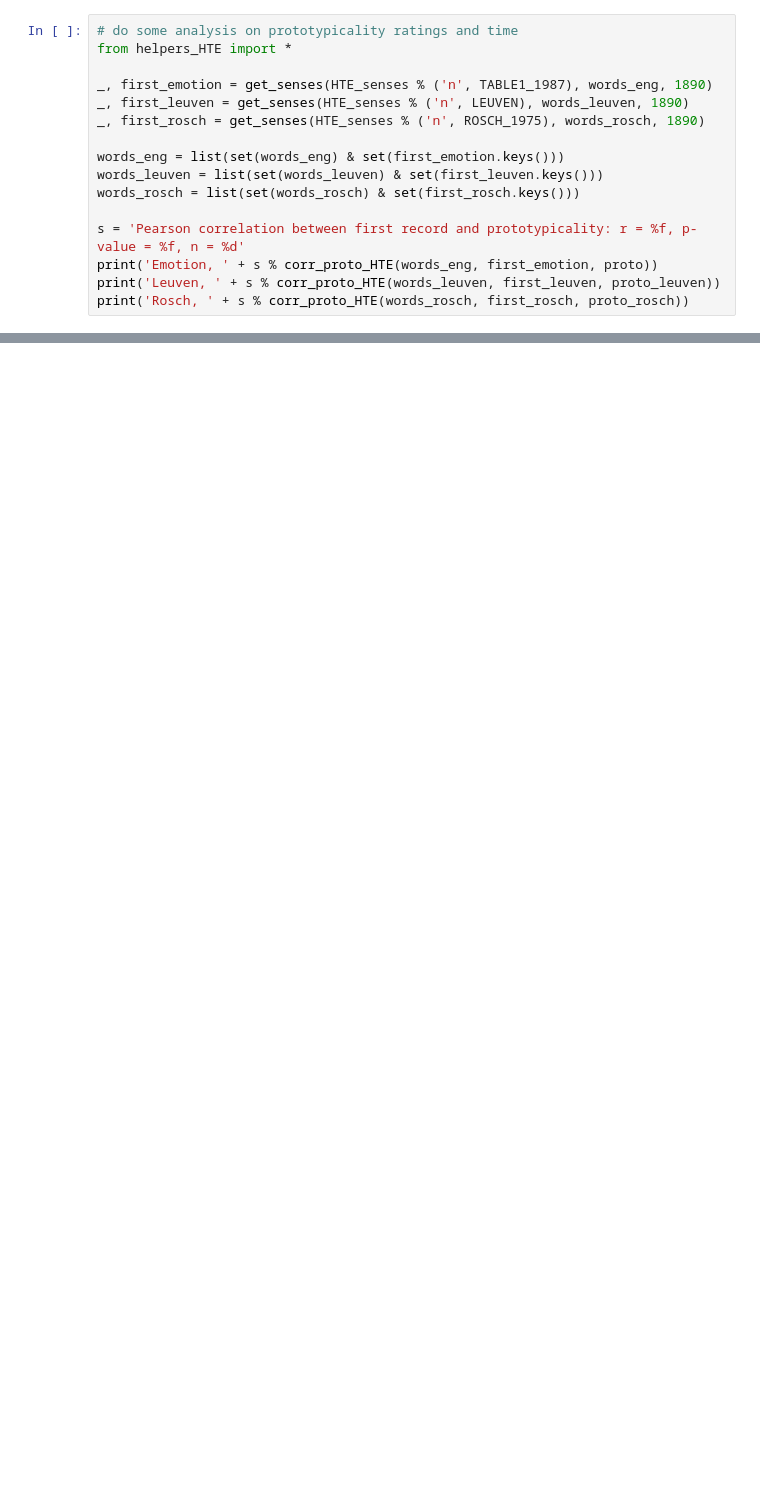
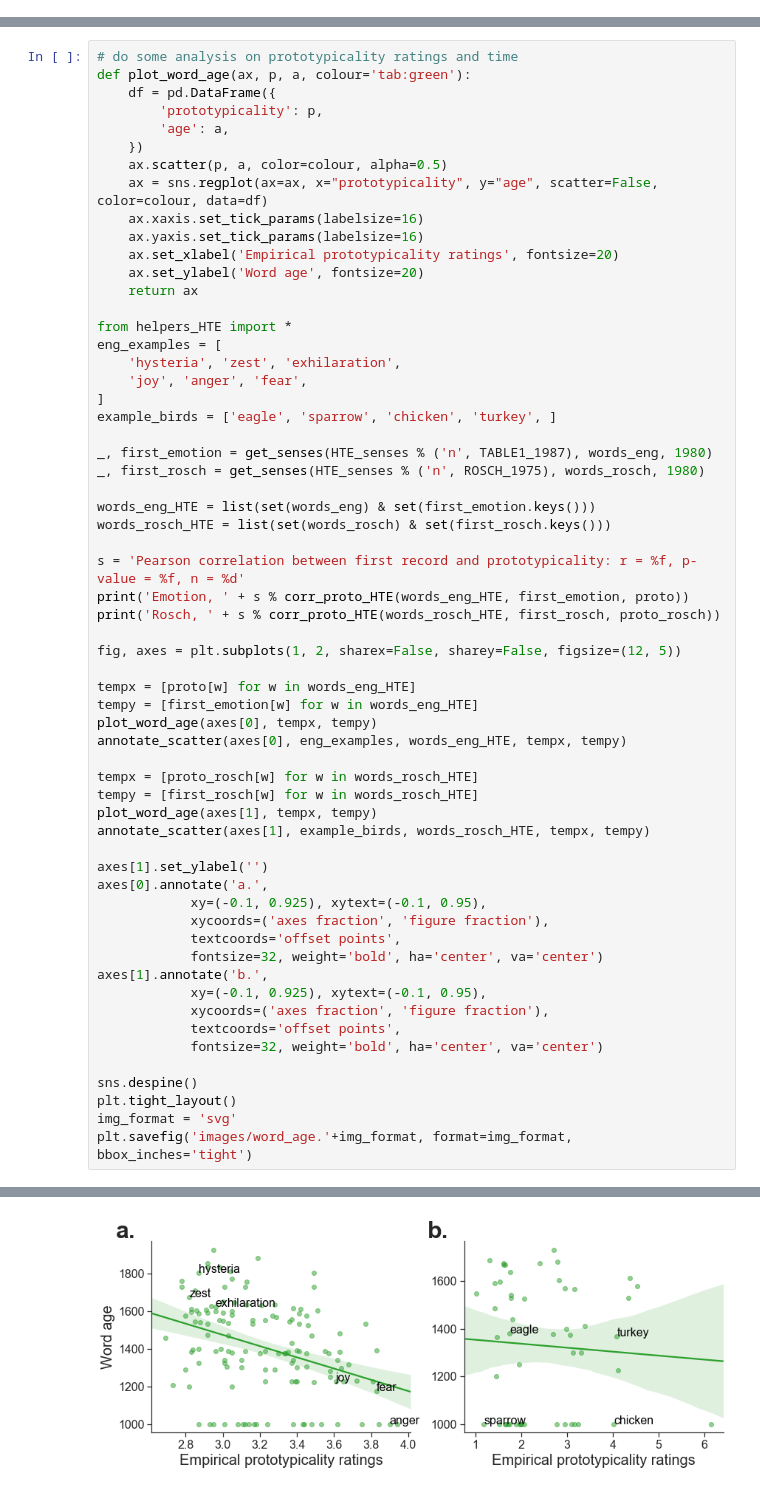
Before and after one commit to johnaot/Emotion_Semantic_Change, a Jupyter notebook: SI_section_1.ipynb, the cells around one changed output, grey strips where cells are left out. Cells and saved outputs as stored; diff of their text form; blank space fills up the shorter version.

Commit message:
first revision

```diff
--- a/SI_section_1.ipynb
+++ b/SI_section_1.ipynb
@@ -10,16 +0,0 @@ correlation between Leuven and Rosch ratings: (0.9519771567894879, 2.58857169061
-# %%
-# do some analysis on prototypicality ratings and time
-from helpers_HTE import *
-
-_, first_emotion = get_senses(HTE_senses % ('n', TABLE1_1987), words_eng, 1890)
-_, first_leuven = get_senses(HTE_senses % ('n', LEUVEN), words_leuven, 1890)
-_, first_rosch = get_senses(HTE_senses % ('n', ROSCH_1975), words_rosch, 1890)
-
-words_eng = list(set(words_eng) & set(first_emotion.keys()))
-words_leuven = list(set(words_leuven) & set(first_leuven.keys()))
-words_rosch = list(set(words_rosch) & set(first_rosch.keys()))
-
-s = 'Pearson correlation between first record and prototypicality: r = %f, p-value = %f, n = %d'
-print('Emotion, ' + s % corr_proto_HTE(words_eng, first_emotion, proto))
-print('Leuven, ' + s % corr_proto_HTE(words_leuven, first_leuven, proto_leuven))
-print('Rosch, ' + s % corr_proto_HTE(words_rosch, first_rosch, proto_rosch))
@@ -132,0 +8,61 @@ seeds: ['love', 'anger', 'hate', 'depression', 'fear']
+# %%
+# do some analysis on prototypicality ratings and time
+def plot_word_age(ax, p, a, colour='tab:green'):
+    df = pd.DataFrame({
+        'prototypicality': p,
+        'age': a,
+    })
+    ax.scatter(p, a, color=colour, alpha=0.5)
+    ax = sns.regplot(ax=ax, x="prototypicality", y="age", scatter=False, color=colour, data=df)
+    ax.xaxis.set_tick_params(labelsize=16)
+    ax.yaxis.set_tick_params(labelsize=16)
+    ax.set_xlabel('Empirical prototypicality ratings', fontsize=20)
+    ax.set_ylabel('Word age', fontsize=20)
+    return ax
+
+from helpers_HTE import *
+eng_examples = [
+    'hysteria', 'zest', 'exhilaration',
+    'joy', 'anger', 'fear',
+]
+example_birds = ['eagle', 'sparrow', 'chicken', 'turkey', ]
+
+_, first_emotion = get_senses(HTE_senses % ('n', TABLE1_1987), words_eng, 1980)
+_, first_rosch = get_senses(HTE_senses % ('n', ROSCH_1975), words_rosch, 1980)
+
+words_eng_HTE = list(set(words_eng) & set(first_emotion.keys()))
+words_rosch_HTE = list(set(words_rosch) & set(first_rosch.keys()))
+
+s = 'Pearson correlation between first record and prototypicality: r = %f, p-value = %f, n = %d'
+print('Emotion, ' + s % corr_proto_HTE(words_eng_HTE, first_emotion, proto))
+print('Rosch, ' + s % corr_proto_HTE(words_rosch_HTE, first_rosch, proto_rosch))
+
+fig, axes = plt.subplots(1, 2, sharex=False, sharey=False, figsize=(12, 5))
+
+tempx = [proto[w] for w in words_eng_HTE]
+tempy = [first_emotion[w] for w in words_eng_HTE]
+plot_word_age(axes[0], tempx, tempy)
+annotate_scatter(axes[0], eng_examples, words_eng_HTE, tempx, tempy)
+
+tempx = [proto_rosch[w] for w in words_rosch_HTE]
+tempy = [first_rosch[w] for w in words_rosch_HTE]
+plot_word_age(axes[1], tempx, tempy)
+annotate_scatter(axes[1], example_birds, words_rosch_HTE, tempx, tempy)
+
+axes[1].set_ylabel('')
+axes[0].annotate('a.',
+            xy=(-0.1, 0.925), xytext=(-0.1, 0.95),
+            xycoords=('axes fraction', 'figure fraction'),
+            textcoords='offset points',
+            fontsize=32, weight='bold', ha='center', va='center')
+axes[1].annotate('b.',
+            xy=(-0.1, 0.925), xytext=(-0.1, 0.95),
+            xycoords=('axes fraction', 'figure fraction'),
+            textcoords='offset points',
+            fontsize=32, weight='bold', ha='center', va='center')
+
+sns.despine()
+plt.tight_layout()
+img_format = 'svg'
+plt.savefig('images/word_age.'+img_format, format=img_format, bbox_inches='tight')
+# %% [output]
@@ -132,0 +74 @@ seeds: ['love', 'anger', 'hate', 'depression', 'fear']
+[figure, added]
```
Also changed, not shown: parts of 5 cells of this notebook, 23 other files.
